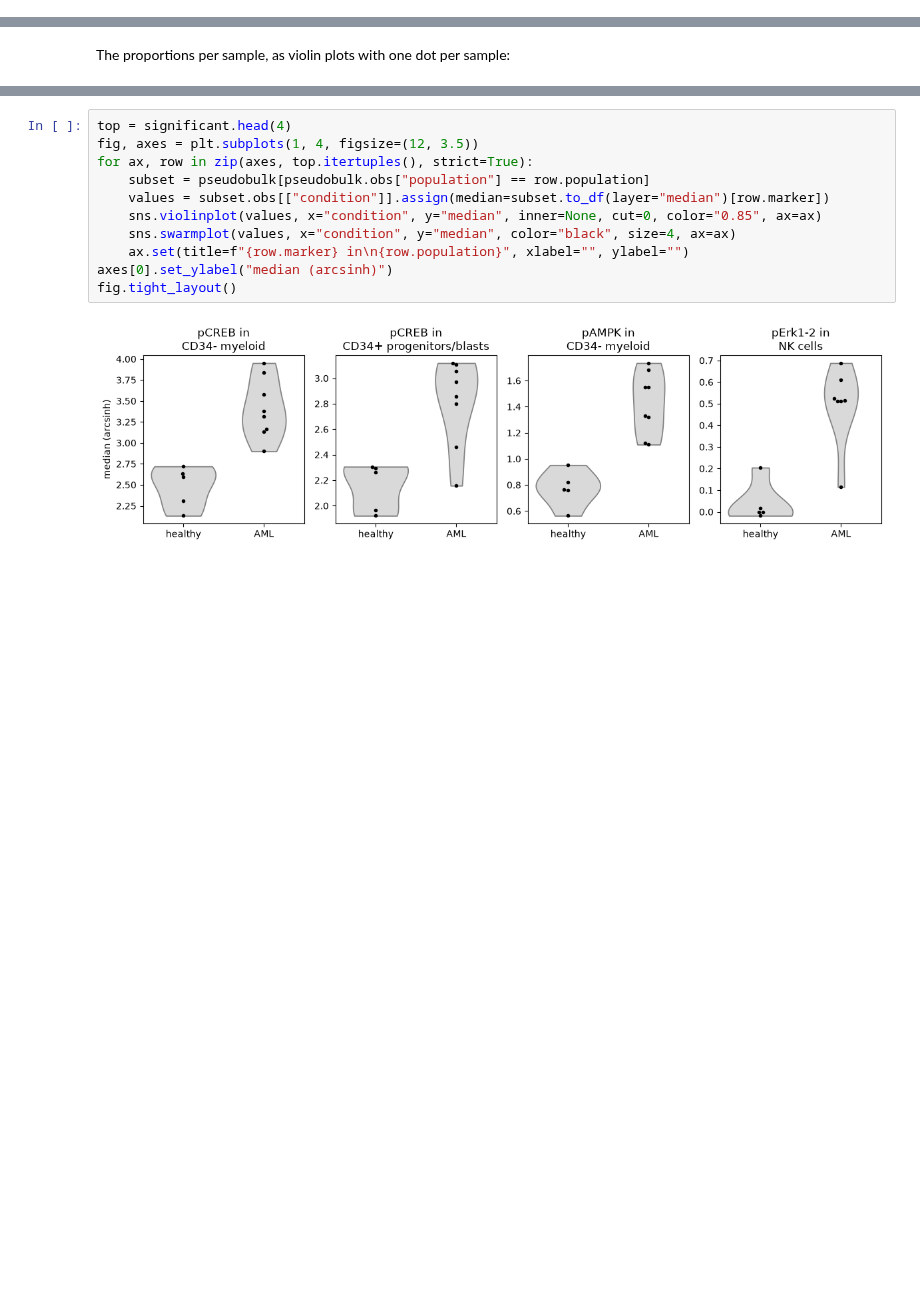
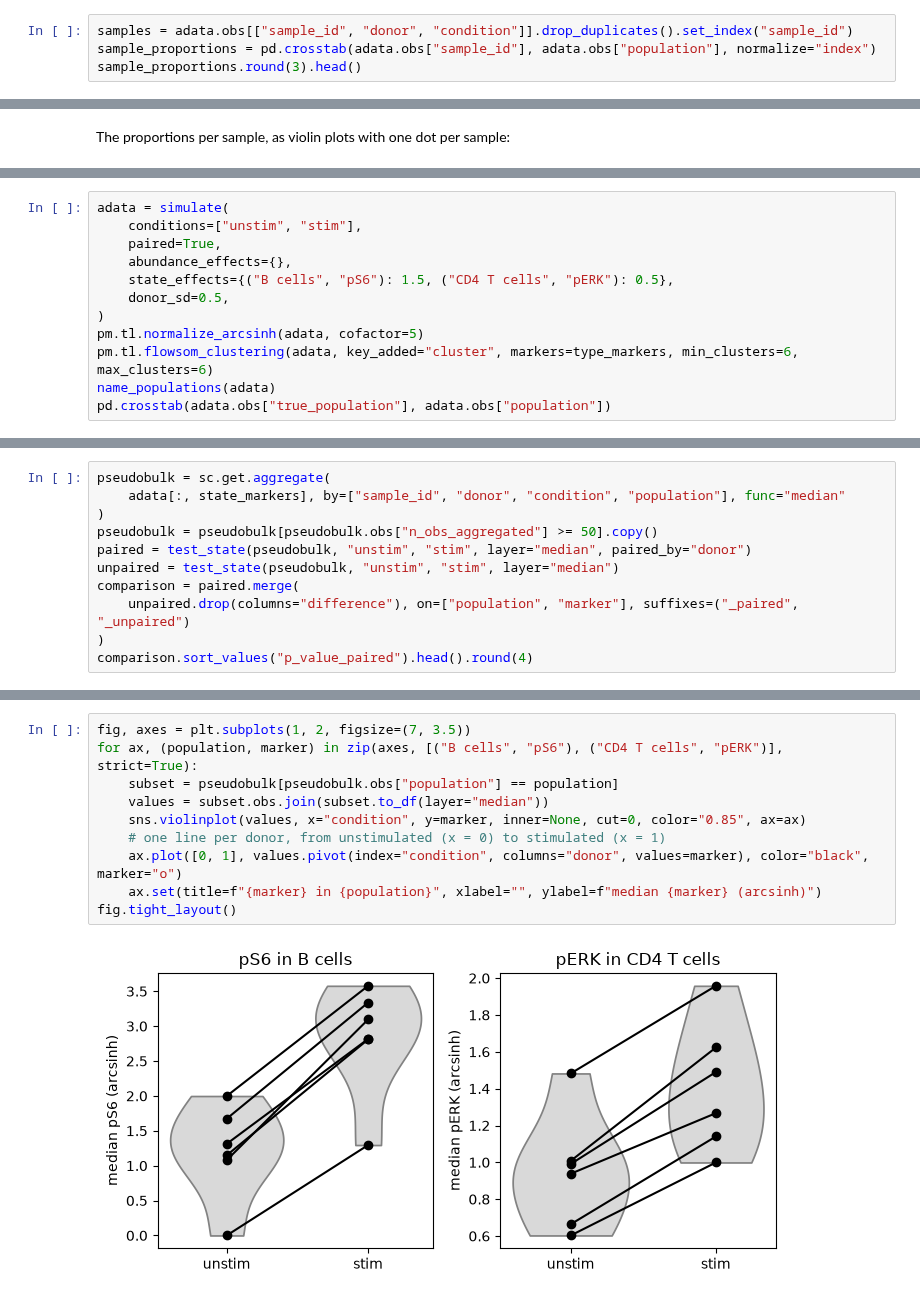
Before and after one commit to scverse/pytometry, a Jupyter notebook: docs/examples/04_statistics.ipynb, the cells around one changed output, grey strips where cells are left out. Saved outputs shown, nothing was run; the diff lists cells and outputs as text; blank space fills up the shorter version.

```diff
--- a/docs/examples/04_statistics.ipynb
+++ b/docs/examples/04_statistics.ipynb
@@ -207,0 +191,4 @@ proportions.round(3).head()
+# %%
+samples = adata.obs[["sample_id", "donor", "condition"]].drop_duplicates().set_index("sample_id")
+sample_proportions = pd.crosstab(adata.obs["sample_id"], adata.obs["population"], normalize="index")
+sample_proportions.round(3).head()
@@ -334,0 +311,12 @@ The per-sample medians of the four largest significant differences:
+# %%
+adata = simulate(
+    conditions=["unstim", "stim"],
+    paired=True,
+    abundance_effects={},
+    state_effects={("B cells", "pS6"): 1.5, ("CD4 T cells", "pERK"): 0.5},
+    donor_sd=0.5,
+)
+pm.tl.normalize_arcsinh(adata, cofactor=5)
+pm.tl.flowsom_clustering(adata, key_added="cluster", markers=type_markers, min_clusters=6, max_clusters=6)
+name_populations(adata)
+pd.crosstab(adata.obs["true_population"], adata.obs["population"])
@@ -334,0 +352,11 @@ The per-sample medians of the four largest significant differences:
+# %%
+pseudobulk = sc.get.aggregate(
+    adata[:, state_markers], by=["sample_id", "donor", "condition", "population"], func="median"
+)
+pseudobulk = pseudobulk[pseudobulk.obs["n_obs_aggregated"] >= 50].copy()
+paired = test_state(pseudobulk, "unstim", "stim", layer="median", paired_by="donor")
+unpaired = test_state(pseudobulk, "unstim", "stim", layer="median")
+comparison = paired.merge(
+    unpaired.drop(columns="difference"), on=["population", "marker"], suffixes=("_paired", "_unpaired")
+)
+comparison.sort_values("p_value_paired").head().round(4)
@@ -335,13 +372,12 @@ The per-sample medians of the four largest significant differences:
 # %%
-top = significant.head(4)
-fig, axes = plt.subplots(1, 4, figsize=(12, 3.5))
-for ax, row in zip(axes, top.itertuples(), strict=True):
-    subset = pseudobulk[pseudobulk.obs["population"] == row.population]
-    values = subset.obs[["condition"]].assign(median=subset.to_df(layer="median")[row.marker])
-    sns.violinplot(values, x="condition", y="median", inner=None, cut=0, color="0.85", ax=ax)
-    sns.swarmplot(values, x="condition", y="median", color="black", size=4, ax=ax)
-    ax.set(title=f"{row.marker} in\n{row.population}", xlabel="", ylabel="")
-axes[0].set_ylabel("median (arcsinh)")
+fig, axes = plt.subplots(1, 2, figsize=(7, 3.5))
+for ax, (population, marker) in zip(axes, [("B cells", "pS6"), ("CD4 T cells", "pERK")], strict=True):
+    subset = pseudobulk[pseudobulk.obs["population"] == population]
+    values = subset.obs.join(subset.to_df(layer="median"))
+    sns.violinplot(values, x="condition", y=marker, inner=None, cut=0, color="0.85", ax=ax)
+    # one line per donor, from unstimulated (x = 0) to stimulated (x = 1)
+    ax.plot([0, 1], values.pivot(index="condition", columns="donor", values=marker), color="black", marker="o")
+    ax.set(title=f"{marker} in {population}", xlabel="", ylabel=f"median {marker} (arcsinh)")
 fig.tight_layout()
 # %% [output]
-[figure, old version]
+[figure, new version]
```
Also changed, not shown: parts of 67 cells of this notebook.
